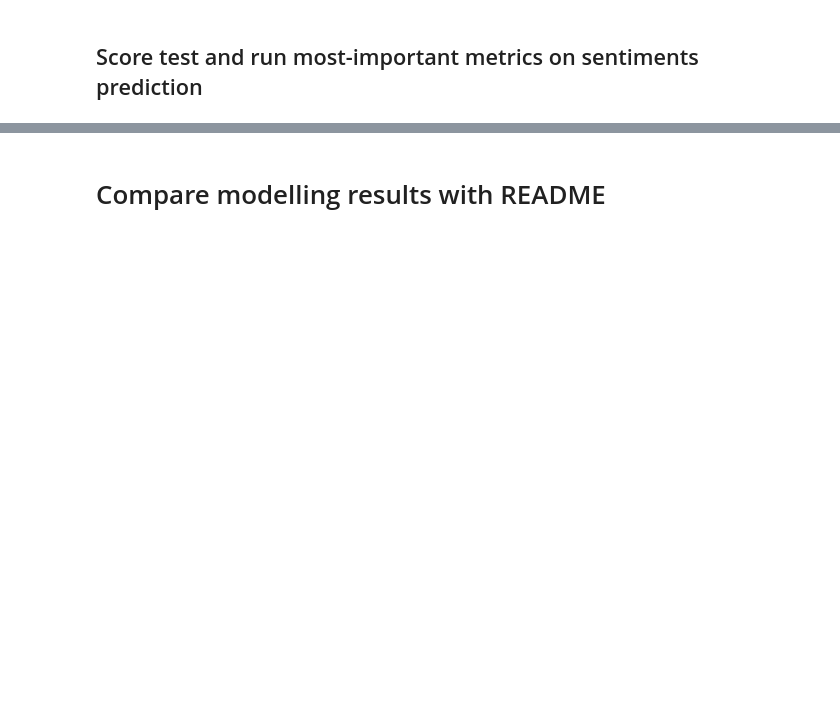
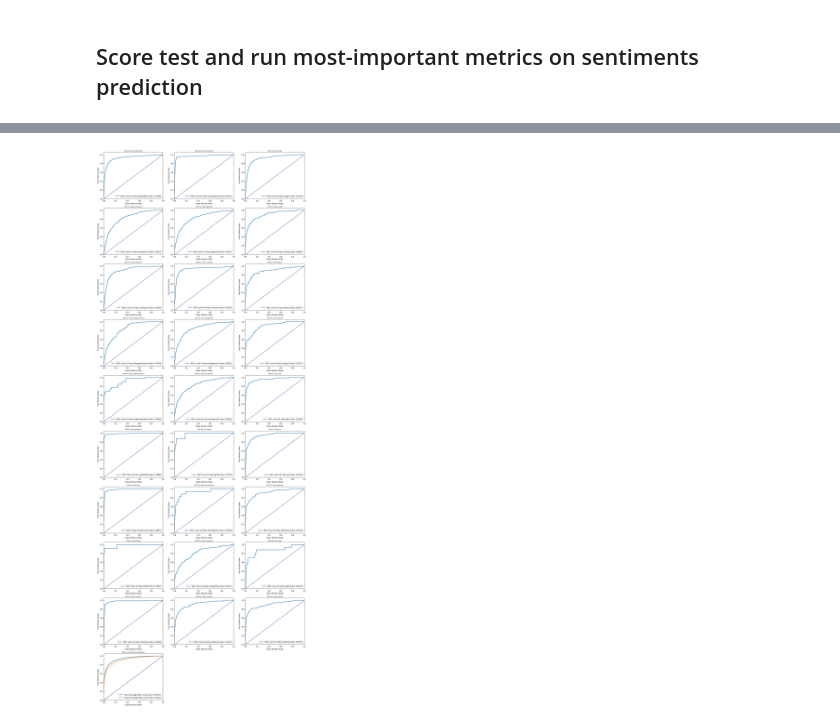
Before and after one commit to Shoomaher/sentiment-analysis, a Jupyter notebook: bert_model_v0.7.1.ipynb, the cells around one changed output, grey strips where cells are left out. Cells and saved outputs as stored; diff of their text form; code cells hidden in the pictures; blank space fills up the shorter version.

```diff
--- a/bert_model_v0.7.1.ipynb
+++ b/bert_model_v0.7.1.ipynb
@@ -226,4 +222,6 @@ utils.plot_conf_mtrx_per_class(model, test_ds, classes)
+# %%
+utils.plot_roc_curves(test_ds, model, classes)
+# %% [output]
+[figure, added]
 # %%
 model.save_weights('./models/bert_0_7_1_no_neutral')
-# %% [markdown]
-# Compare modelling results with README
```
Also changed, not shown: parts of 10 cells of this notebook, 1 other file.
